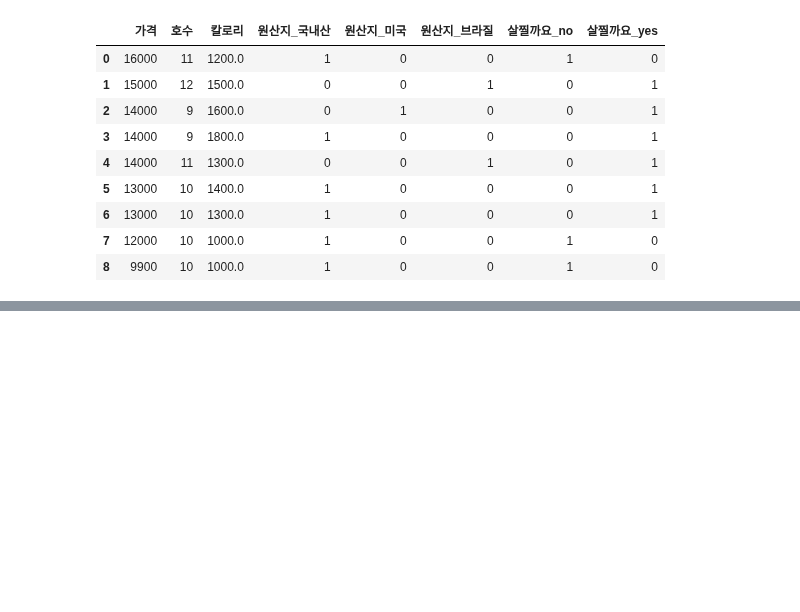
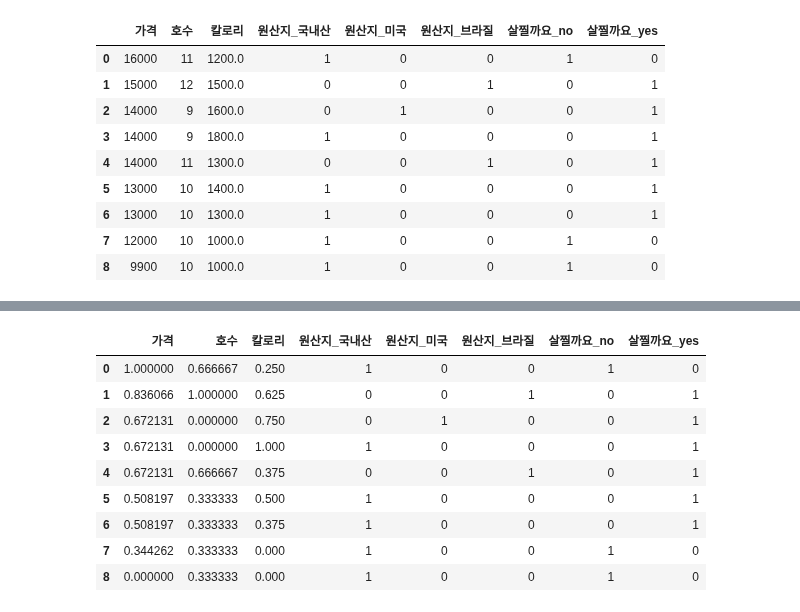
Before and after one commit to lys678/AIFFEL_Online_Quest, a Jupyter notebook: ML_With_Python/머신러닝_기초_노드4_판다스.ipynb, the cells around one changed output, grey strips where cells are left out. Cells and saved outputs as stored; diff of their text form; code cells hidden in the pictures; blank space fills up the shorter version.

```diff
--- a/ML_With_Python/머신러닝_기초_노드4_판다스.ipynb
+++ b/ML_With_Python/머신러닝_기초_노드4_판다스.ipynb
@@ -261,0 +284,19 @@ pd.get_dummies(df)
+# %%
+# 수치형 데이터를 전처리하는 방법 => 표준화 => 정규화
+# 표준화만, 정규화만, 또는 표준화 & 정규화 Case By Case
+from sklearn.preprocessing import MinMaxScaler
+cols = ['가격', '호수', '칼로리']
+scaler = MinMaxScaler()
+df2[cols] = scaler.fit_transform(df2[cols])
+display(df2)
+# %% [output]
+|  | 가격 | 호수 | 칼로리 | 원산지_국내산 | 원산지_미국 | 원산지_브라질 | 살찔까요_no | 살찔까요_yes |
+| 0 | 1.000000 | 0.666667 | 0.250 | 1 | 0 | 0 | 1 | 0 |
+| 1 | 0.836066 | 1.000000 | 0.625 | 0 | 0 | 1 | 0 | 1 |
+| 2 | 0.672131 | 0.000000 | 0.750 | 0 | 1 | 0 | 0 | 1 |
+| 3 | 0.672131 | 0.000000 | 1.000 | 1 | 0 | 0 | 0 | 1 |
+| 4 | 0.672131 | 0.666667 | 0.375 | 0 | 0 | 1 | 0 | 1 |
+| 5 | 0.508197 | 0.333333 | 0.500 | 1 | 0 | 0 | 0 | 1 |
+| 6 | 0.508197 | 0.333333 | 0.375 | 1 | 0 | 0 | 0 | 1 |
+| 7 | 0.344262 | 0.333333 | 0.000 | 1 | 0 | 0 | 1 | 0 |
+| 8 | 0.000000 | 0.333333 | 0.000 | 1 | 0 | 0 | 1 | 0 |
```
Also changed, not shown: parts of 4 cells of this notebook.
